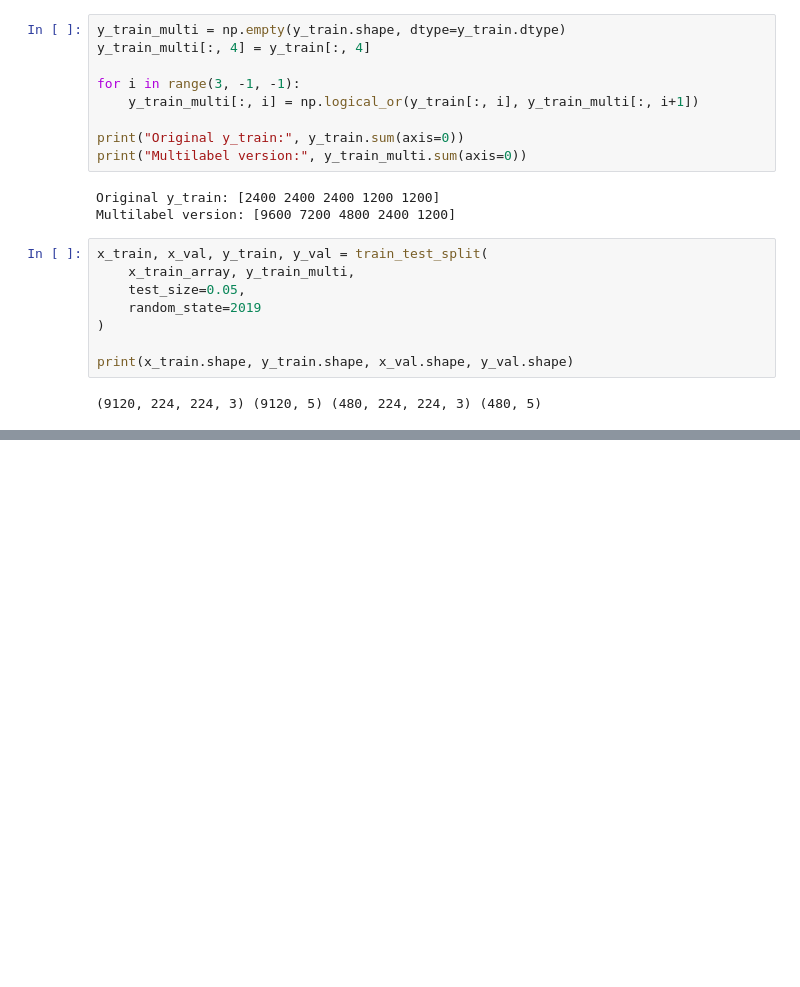
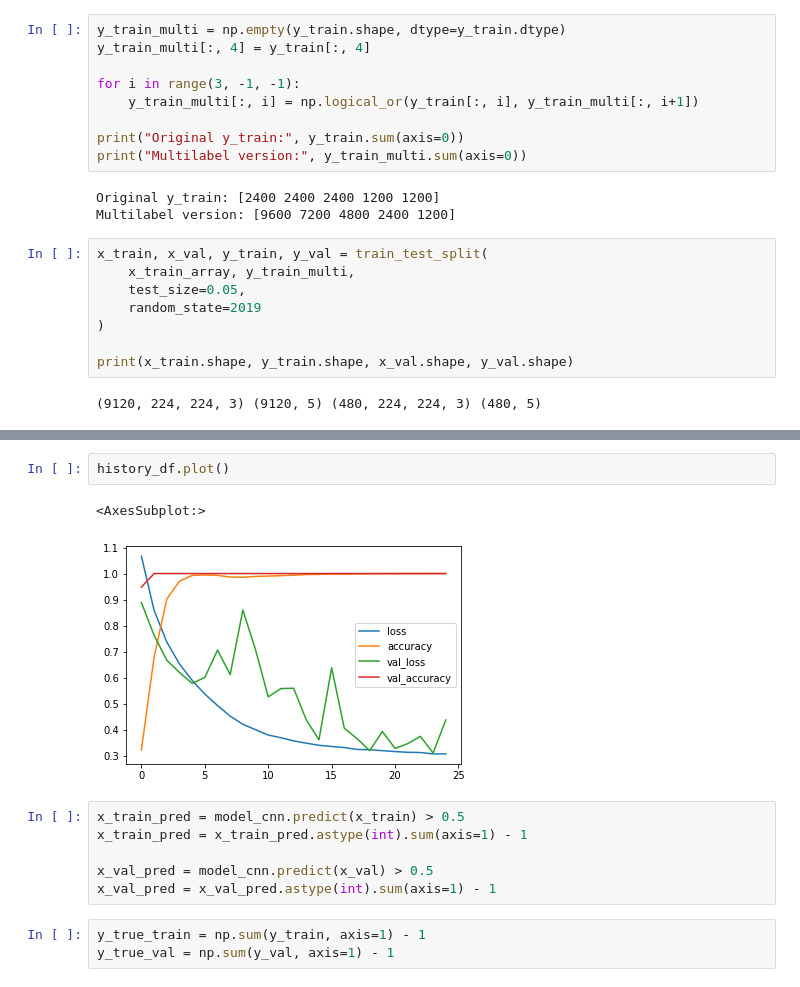
Before and after one commit to rajatjc/COMP6721, a Jupyter notebook: CNN/CNN.ipynb, the cells around one changed output, grey strips where cells are left out. Saved outputs shown, nothing was run; the diff lists cells and outputs as text; blank space fills up the shorter version.

```diff
--- a/CNN/CNN.ipynb
+++ b/CNN/CNN.ipynb
@@ -206,0 +332,14 @@ print(x_train.shape, y_train.shape, x_val.shape, y_val.shape)
+# %%
+history_df.plot()
+# %% [output]
+<AxesSubplot:>
+[figure, added]
+# %%
+x_train_pred = model_cnn.predict(x_train) > 0.5
+x_train_pred = x_train_pred.astype(int).sum(axis=1) - 1
+
+x_val_pred = model_cnn.predict(x_val) > 0.5
+x_val_pred = x_val_pred.astype(int).sum(axis=1) - 1
+# %%
+y_true_train = np.sum(y_train, axis=1) - 1
+y_true_val = np.sum(y_val, axis=1) - 1
```
Also changed, not shown: parts of 14 cells of this notebook.
